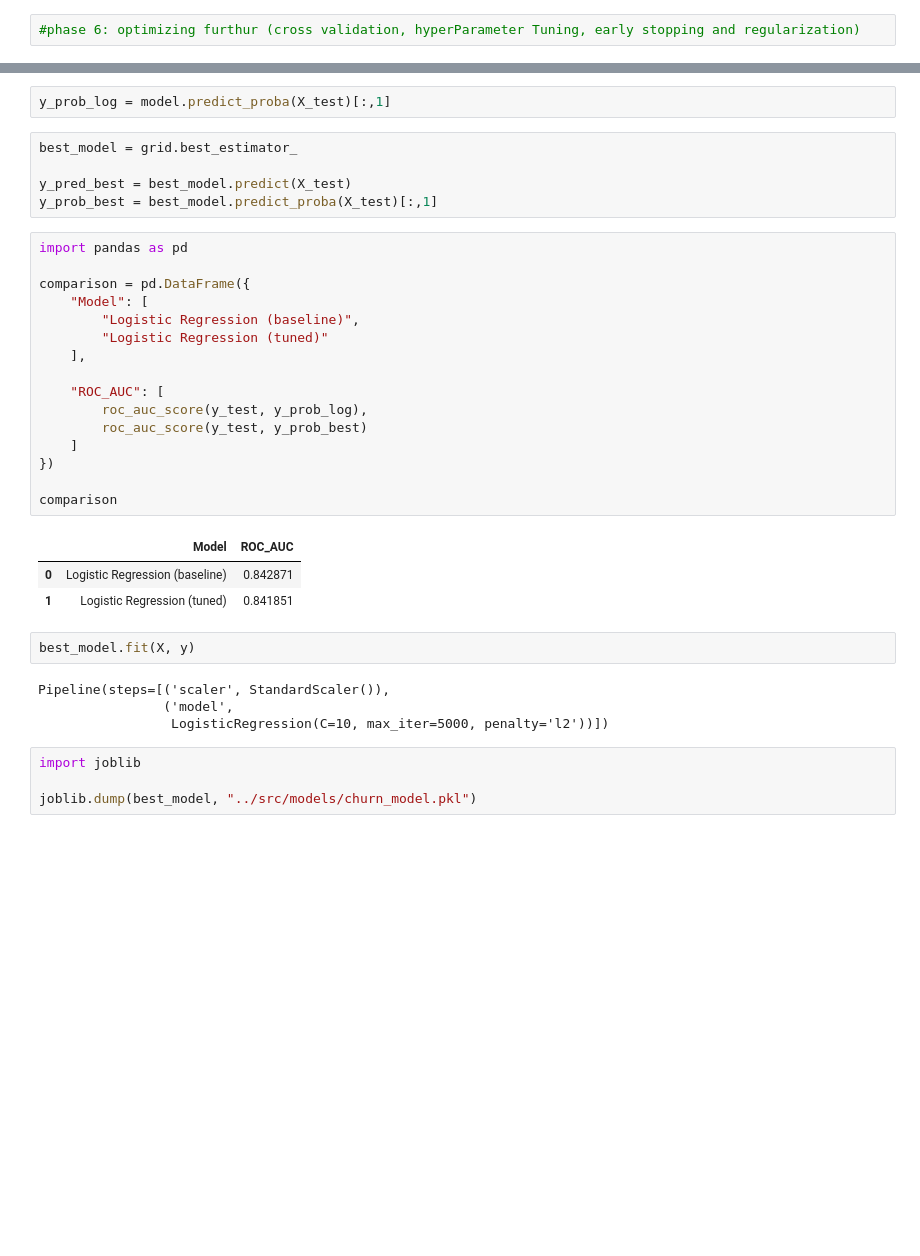
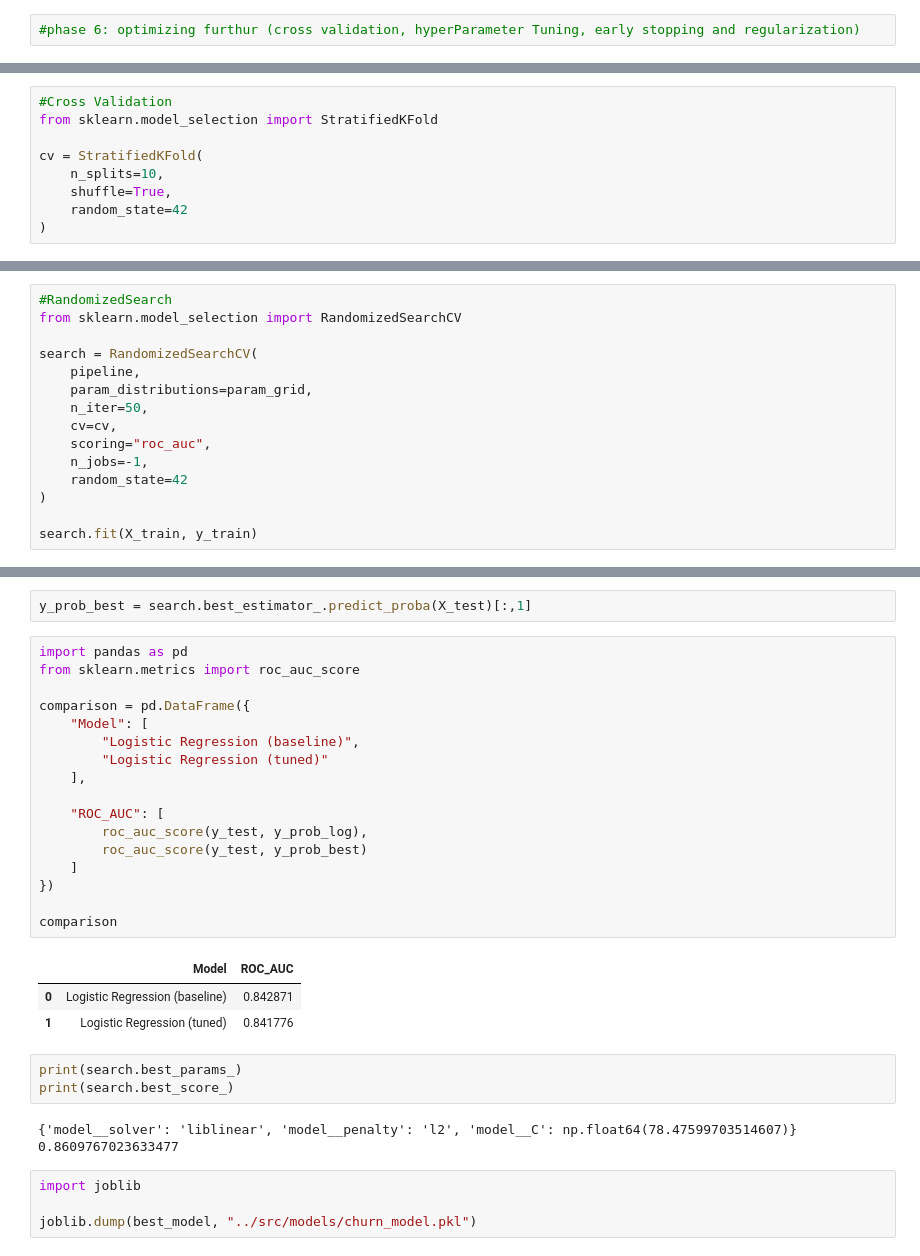
Before and after one commit to SrishtiPandey0714/segmentation-churn-retention-ml-project, a Jupyter notebook: notebooks/01_data_understanding_eda.ipynb, the cells around one changed output, grey strips where cells are left out. Saved outputs shown, nothing was run; the diff lists cells and outputs as text; blank space fills up the shorter version.

```diff
--- a/notebooks/01_data_understanding_eda.ipynb
+++ b/notebooks/01_data_understanding_eda.ipynb
@@ -648,0 +625,9 @@ Best ROC-AUC: 0.859575906775612
+# %%
+#Cross Validation
+from sklearn.model_selection import StratifiedKFold
+
+cv = StratifiedKFold(
+    n_splits=10,
+    shuffle=True,
+    random_state=42
+)
@@ -648,0 +655,15 @@ Best ROC-AUC: 0.859575906775612
+# %%
+#RandomizedSearch
+from sklearn.model_selection import RandomizedSearchCV
+
+search = RandomizedSearchCV(
+    pipeline,
+    param_distributions=param_grid,
+    n_iter=50,
+    cv=cv,
+    scoring="roc_auc",
+    n_jobs=-1,
+    random_state=42
+)
+
+search.fit(X_train, y_train)
@@ -649,36 +684,32 @@ Best ROC-AUC: 0.859575906775612
 # %%
-y_prob_log = model.predict_proba(X_test)[:,1]
+y_prob_best = search.best_estimator_.predict_proba(X_test)[:,1]
 # %%
-best_model = grid.best_estimator_
+import pandas as pd
+from sklearn.metrics import roc_auc_score
 
-y_pred_best = best_model.predict(X_test)
-y_prob_best = best_model.predict_proba(X_test)[:,1]
+comparison = pd.DataFrame({
+    "Model": [
+        "Logistic Regression (baseline)",
+        "Logistic Regression (tuned)"
+    ],
+
+    "ROC_AUC": [
+        roc_auc_score(y_test, y_prob_log),
+        roc_auc_score(y_test, y_prob_best)
+    ]
+})
+
+comparison
+# %% [output]
+|  | Model | ROC_AUC |
+| 0 | Logistic Regression (baseline) | 0.842871 |
+| 1 | Logistic Regression (tuned) | 0.841776 |
-# %%
-import pandas as pd
-
-comparison = pd.DataFrame({
-    "Model": [
-        "Logistic Regression (baseline)",
-        "Logistic Regression (tuned)"
-    ],
-
-    "ROC_AUC": [
-        roc_auc_score(y_test, y_prob_log),
-        roc_auc_score(y_test, y_prob_best)
-    ]
-})
-
-comparison
-# %% [output]
-|  | Model | ROC_AUC |
-| 0 | Logistic Regression (baseline) | 0.842871 |
-| 1 | Logistic Regression (tuned) | 0.841851 |
-# %%
-best_model.fit(X, y)
-# %% [output]
-Pipeline(steps=[('scaler', StandardScaler()),
-                ('model',
-                 LogisticRegression(C=10, max_iter=5000, penalty='l2'))])
+# %%
+print(search.best_params_)
+print(search.best_score_)
+# %% [output]
+{'model__solver': 'liblinear', 'model__penalty': 'l2', 'model__C': np.float64(78.47599703514607)}
+0.8609767023633477
 # %%
 import joblib
 
```
Also changed, not shown: parts of 19 cells of this notebook.
